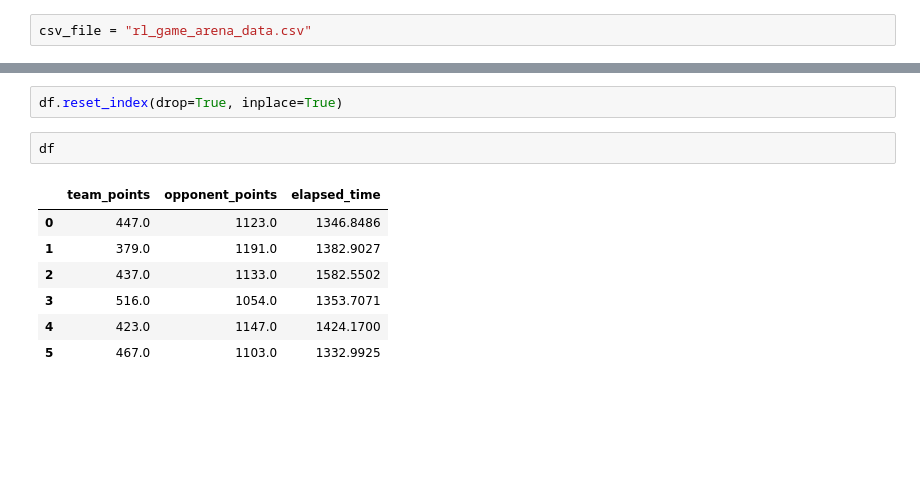
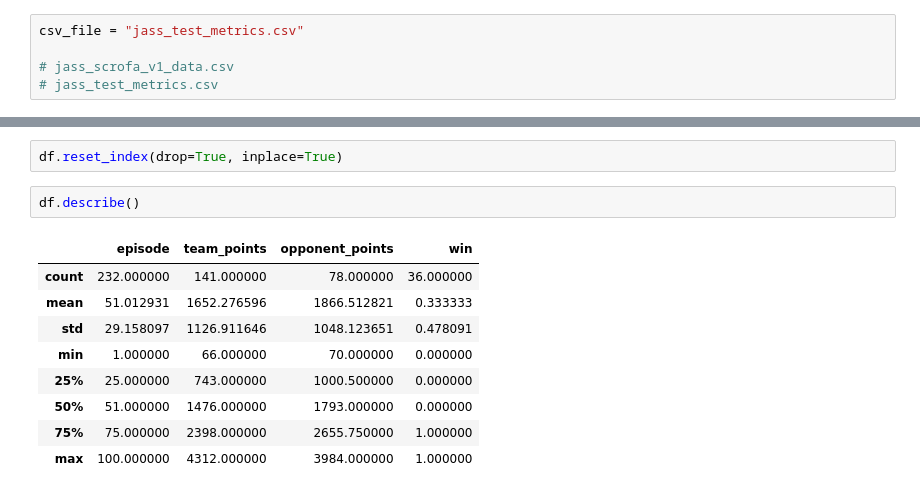
Before and after one commit to d-sbrgr/jassager, a Jupyter notebook: rl_performance_viz.ipynb, the cells around one changed output, grey strips where cells are left out. Cells and saved outputs as stored; diff of their text form; blank space fills up the shorter version.

```diff
--- a/rl_performance_viz.ipynb
+++ b/rl_performance_viz.ipynb
@@ -6,7 +6,10 @@ import matplotlib.pyplot as plt
 import seaborn as sns
 import pandas as pd
 # %%
-csv_file = "rl_game_arena_data.csv"
+csv_file = "jass_test_metrics.csv"
+
+# jass_scrofa_v1_data.csv
+# jass_test_metrics.csv
 # %%
 df = pd.read_csv(csv_file, index_col=0)
 # %%
@@ -14,12 +17,14 @@ df = df.drop_duplicates()
 # %%
 df.reset_index(drop=True, inplace=True)
 # %%
-df
+df.describe()
 # %% [output]
-|  | team_points | opponent_points | elapsed_time |
-| 0 | 447.0 | 1123.0 | 1346.8486 |
-| 1 | 379.0 | 1191.0 | 1382.9027 |
-| 2 | 437.0 | 1133.0 | 1582.5502 |
-| 3 | 516.0 | 1054.0 | 1353.7071 |
-| 4 | 423.0 | 1147.0 | 1424.1700 |
-| 5 | 467.0 | 1103.0 | 1332.9925 |
+|  | episode | team_points | opponent_points | win |
+| count | 232.000000 | 141.000000 | 78.000000 | 36.000000 |
+| mean | 51.012931 | 1652.276596 | 1866.512821 | 0.333333 |
+| std | 29.158097 | 1126.911646 | 1048.123651 | 0.478091 |
+| min | 1.000000 | 66.000000 | 70.000000 | 0.000000 |
+| 25% | 25.000000 | 743.000000 | 1000.500000 | 0.000000 |
+| 50% | 51.000000 | 1476.000000 | 1793.000000 | 0.000000 |
+| 75% | 75.000000 | 2398.000000 | 2655.750000 | 1.000000 |
+| max | 100.000000 | 4312.000000 | 3984.000000 | 1.000000 |
```
Also changed, not shown: parts of 8 cells of this notebook, 16 other files.
